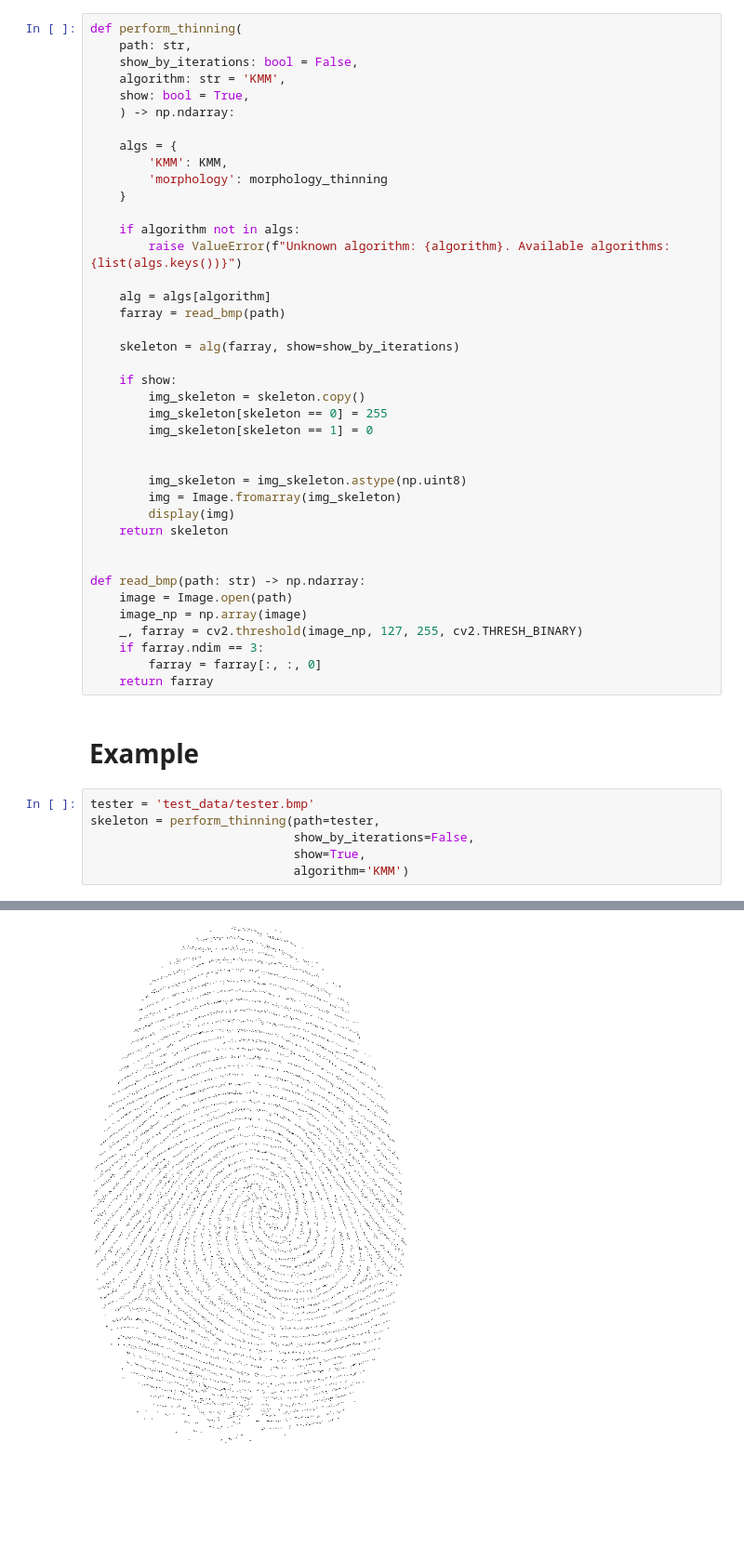
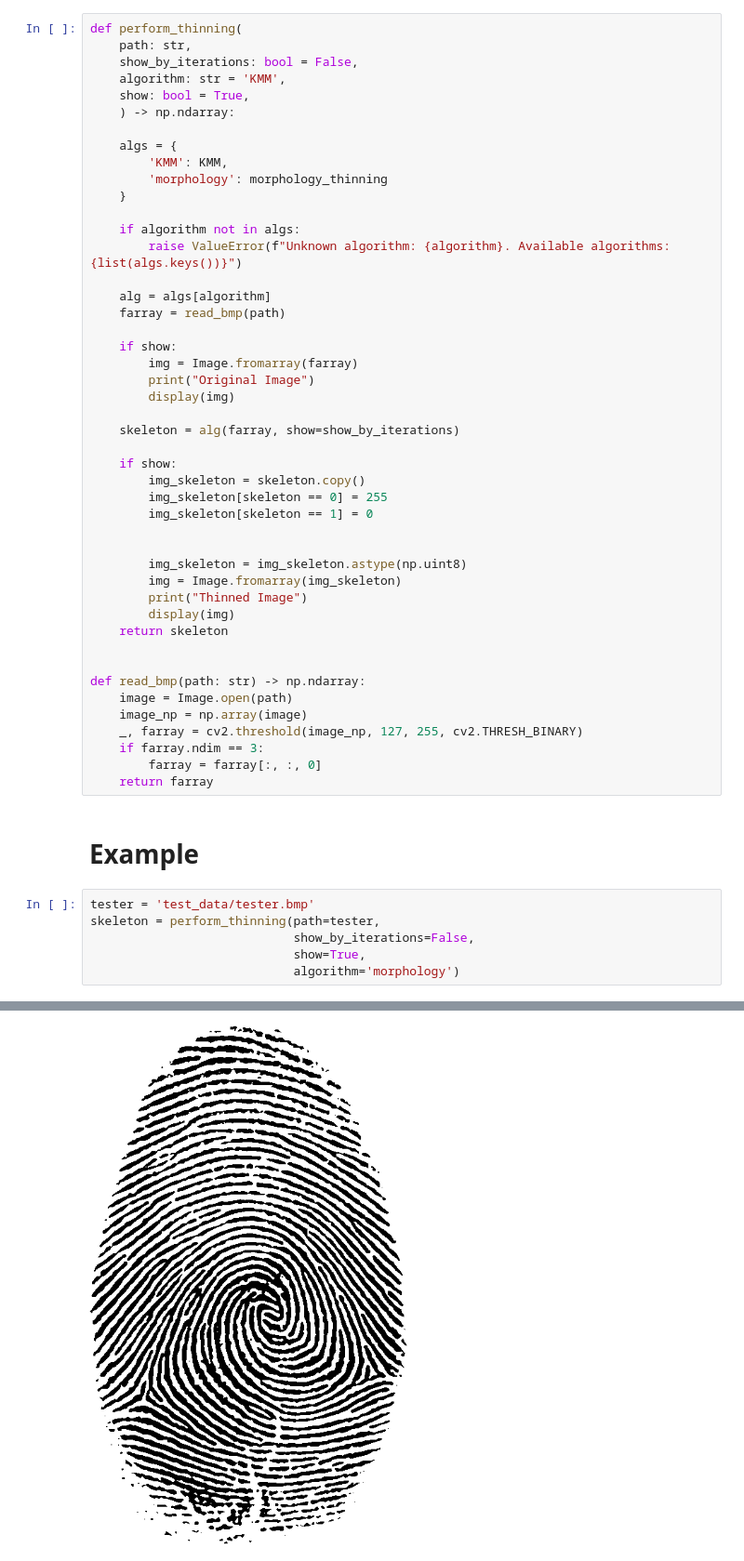
Before and after one commit to FilipLangiewicz/Fingerprints, a Jupyter notebook: main.ipynb, the cells around one changed output, grey strips where cells are left out. Shown at 93% size. Saved outputs shown, nothing was run; the diff lists cells and outputs as text; blank space fills up the shorter version.

Commit message:
morphology tests in main

```diff
--- a/main.ipynb
+++ b/main.ipynb
@@ -26,6 +26,11 @@ def perform_thinning(
     alg = algs[algorithm]
     farray = read_bmp(path)
 
+    if show:
+        img = Image.fromarray(farray)
+        print("Original Image")
+        display(img)
+
     skeleton = alg(farray, show=show_by_iterations)
 
     if show:
@@ -36,6 +41,7 @@ def perform_thinning(
 
         img_skeleton = img_skeleton.astype(np.uint8)
         img = Image.fromarray(img_skeleton)
+        print("Thinned Image")
         display(img)
     return skeleton
 
@@ -54,5 +60,5 @@ tester = 'test_data/tester.bmp'
 skeleton = perform_thinning(path=tester,
                             show_by_iterations=False,
                             show=True,
-                            algorithm='KMM')
+                            algorithm='morphology')
 # %% [output]
@@ -67 +66 @@ Iteration 8
-[figure, old version]
+[figure, new version]
```
Also changed, not shown: parts of 1 cell of this notebook.
